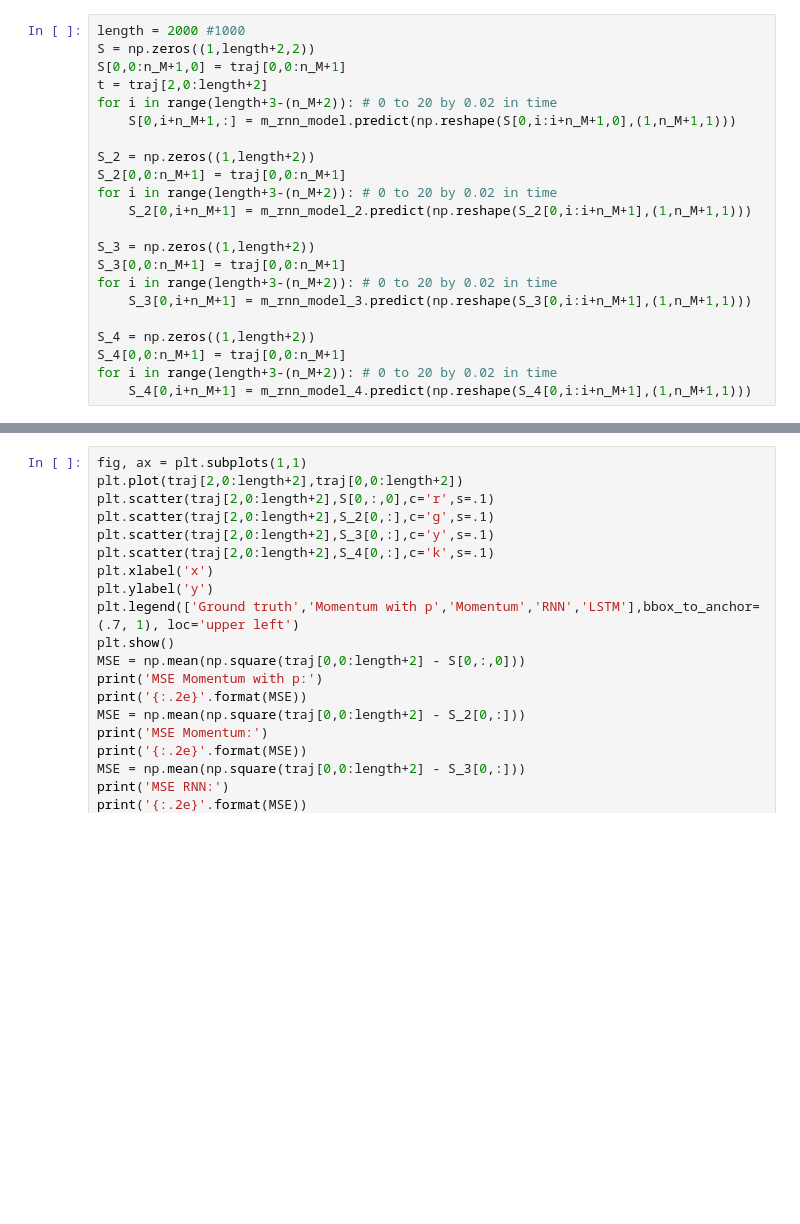
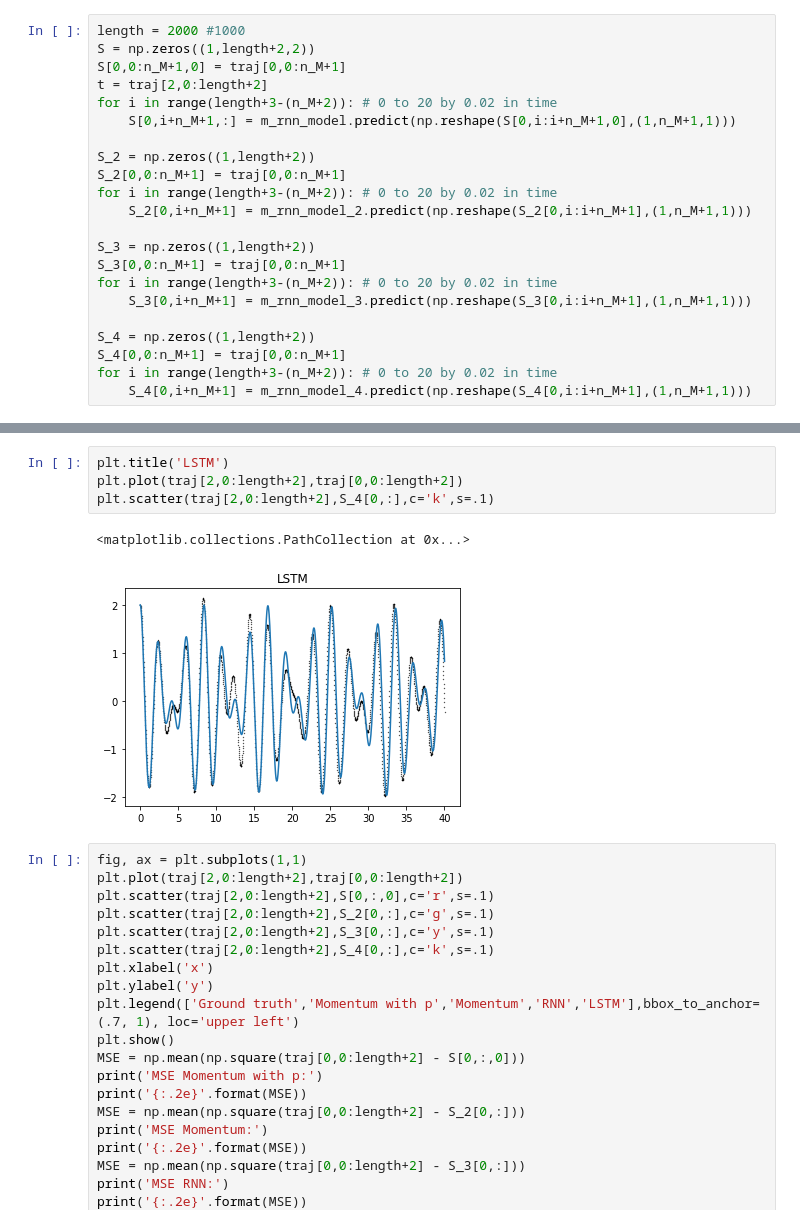
Before and after one commit to mpenwarden/RNN-Physics, a Jupyter notebook: Harmonic_git.ipynb, the cells around one changed output, grey strips where cells are left out. Cells and saved outputs as stored; diff of their text form; blank space fills up the shorter version.

```diff
--- a/Harmonic_git.ipynb
+++ b/Harmonic_git.ipynb
@@ -384,3 +398,10 @@ for i in range(length+3-(n_M+2)): # 0 to 20 by 0.02 in time
+# %%
+plt.title('LSTM')
+plt.plot(traj[2,0:length+2],traj[0,0:length+2])
+plt.scatter(traj[2,0:length+2],S_4[0,:],c='k',s=.1)
+# %% [output]
+<matplotlib.collections.PathCollection at 0x...>
+[figure, added]
 # %%
 fig, ax = plt.subplots(1,1)
 plt.plot(traj[2,0:length+2],traj[0,0:length+2])
```
Also changed, not shown: parts of 2 cells of this notebook.
